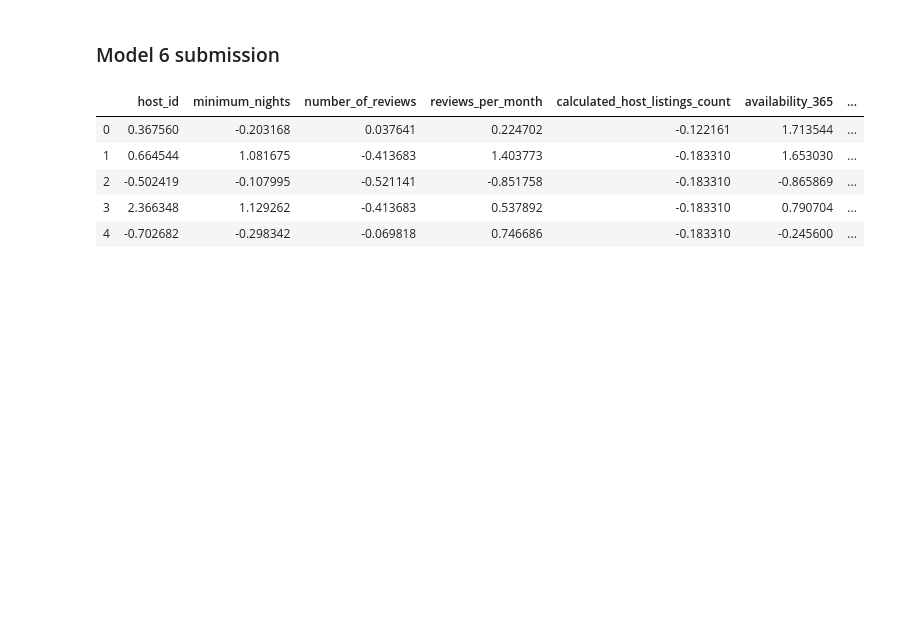
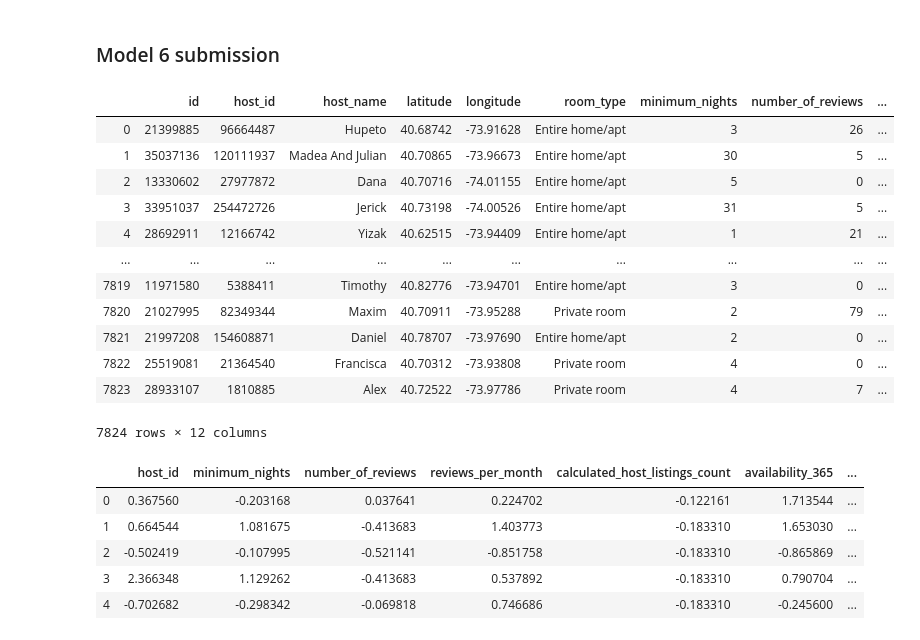
Before and after one commit to nadinezab/airbnb-kaggle-comp, a Jupyter notebook: AirBnB.ipynb, the cells around one changed output. Drawn from its saved outputs; the diff is of its cells as text; code cells hidden in the pictures; blank space fills up the shorter version.

```diff
--- a/AirBnB.ipynb
+++ b/AirBnB.ipynb
@@ -1107,6 +1141,21 @@ submission.to_csv('submission5.csv', index=False)
 ### Model 6 submission
 # %%
 test = pd.read_csv('test.csv')
+test
+# %% [output]
+|  | id | host_id | host_name | latitude | longitude | room_type | minimum_nights | number_of_reviews | ... |
+| 0 | 21399885 | 96664487 | Hupeto | 40.68742 | -73.91628 | Entire home/apt | 3 | 26 | ... |
+| 1 | 35037136 | 120111937 | Madea And Julian | 40.70865 | -73.96673 | Entire home/apt | 30 | 5 | ... |
+| 2 | 13330602 | 27977872 | Dana | 40.70716 | -74.01155 | Entire home/apt | 5 | 0 | ... |
+| 3 | 33951037 | 254472726 | Jerick | 40.73198 | -74.00526 | Entire home/apt | 31 | 5 | ... |
+| 4 | 28692911 | 12166742 | Yizak | 40.62515 | -73.94409 | Entire home/apt | 1 | 21 | ... |
+| ... | ... | ... | ... | ... | ... | ... | ... | ... | ... |
+| 7819 | 11971580 | 5388411 | Timothy | 40.82776 | -73.94701 | Entire home/apt | 3 | 0 | ... |
+| 7820 | 21027995 | 82349344 | Maxim | 40.70911 | -73.95288 | Private room | 2 | 79 | ... |
+| 7821 | 21997208 | 154608871 | Daniel | 40.78707 | -73.97690 | Entire home/apt | 2 | 0 | ... |
+| 7822 | 25519081 | 21364540 | Francisca | 40.70312 | -73.93808 | Private room | 4 | 0 | ... |
+| 7823 | 28933107 | 1810885 | Alex | 40.72522 | -73.97786 | Private room | 4 | 7 | ... |
+7824 rows × 12 columns
 # %%
 # Apply transformations to test dataset
 
```
Also changed, not shown: parts of 20 cells of this notebook, 2 other files.
